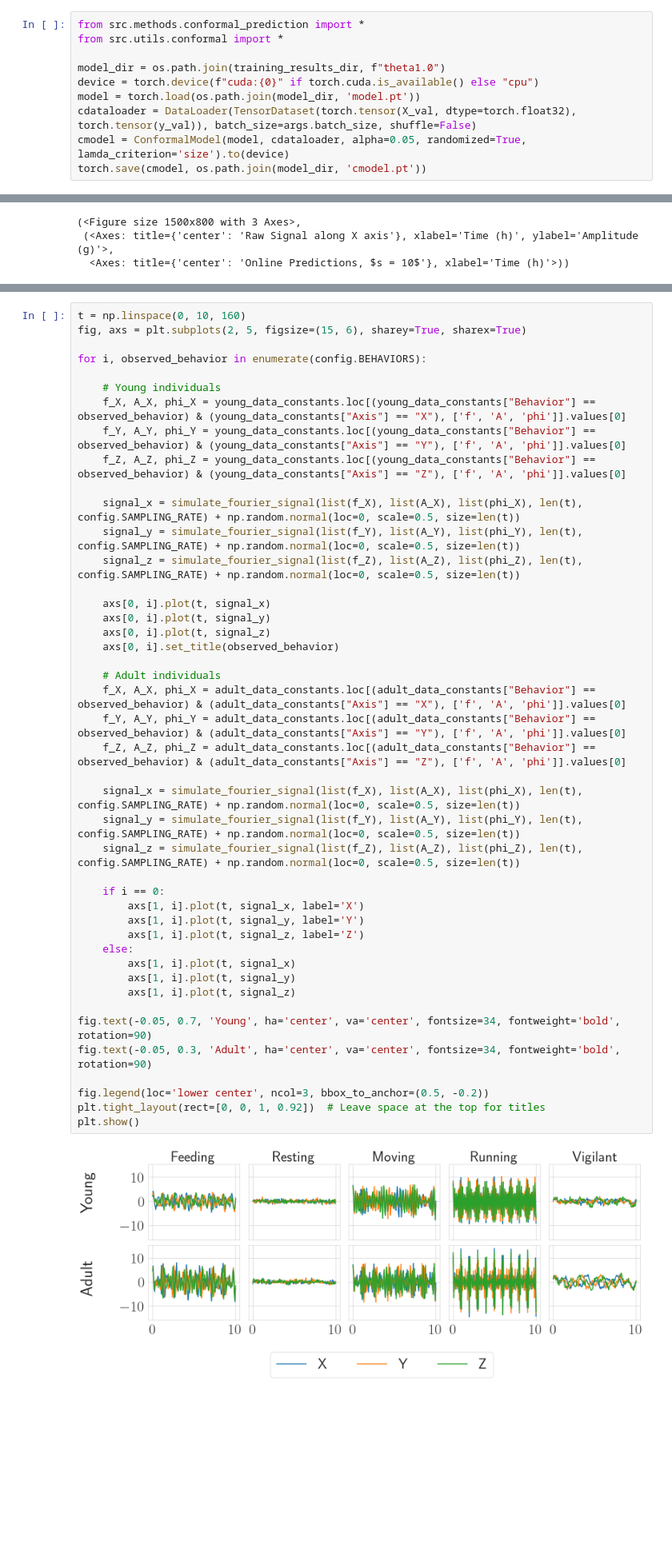
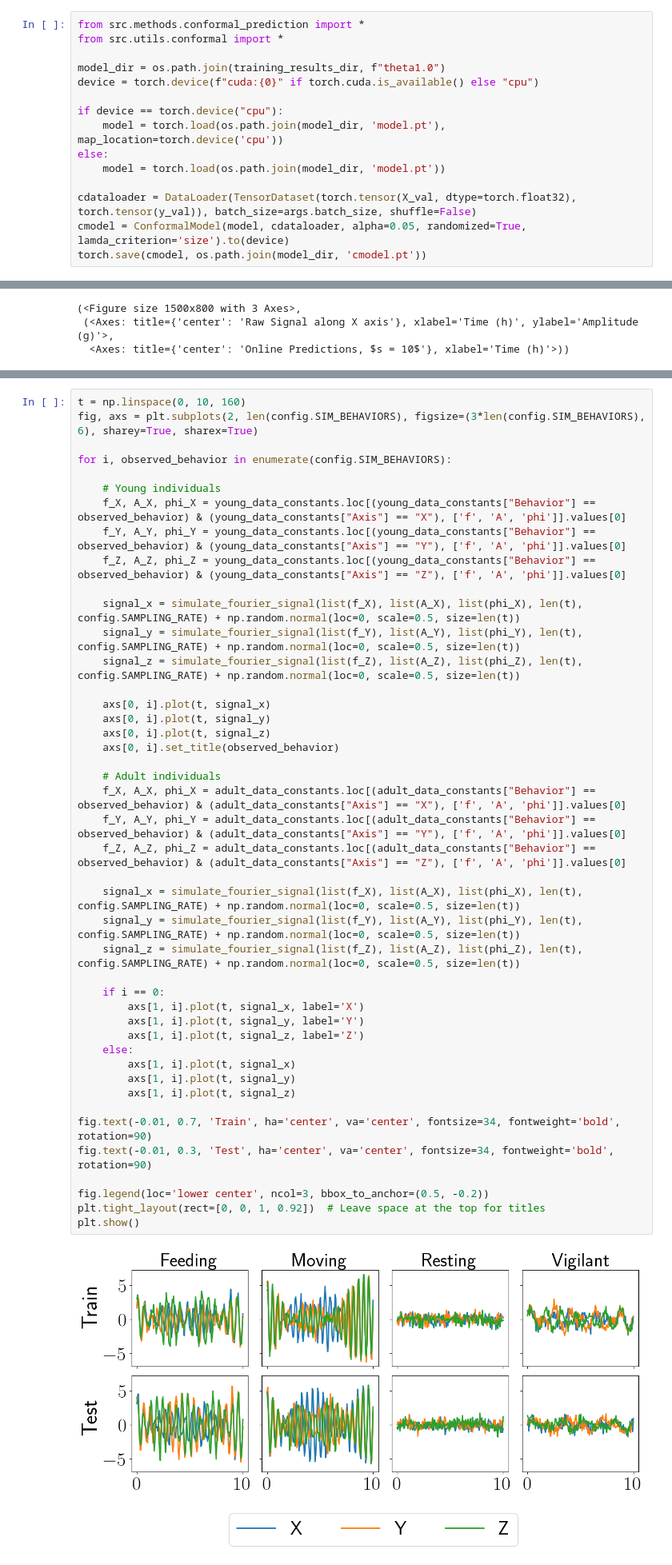
Before and after one commit to medhaaga/AWD-Biologging, a Jupyter notebook: notebooks/results.ipynb, the cells around one changed output, grey strips where cells are left out. Shown at 80% size. Drawn from its saved outputs; the diff is of its cells as text; blank space fills up the shorter version.

```diff
--- a/notebooks/results.ipynb
+++ b/notebooks/results.ipynb
@@ -404,7 +404,12 @@ from src.utils.conformal import *
 
 model_dir = os.path.join(training_results_dir, f"theta1.0")
 device = torch.device(f"cuda:{0}" if torch.cuda.is_available() else "cpu")
-model = torch.load(os.path.join(model_dir, 'model.pt'))
+
+if device == torch.device("cpu"):
+    model = torch.load(os.path.join(model_dir, 'model.pt'), map_location=torch.device('cpu'))
+else:
+    model = torch.load(os.path.join(model_dir, 'model.pt'))
+
 cdataloader = DataLoader(TensorDataset(torch.tensor(X_val, dtype=torch.float32), torch.tensor(y_val)), batch_size=args.batch_size, shuffle=False)
 cmodel = ConformalModel(model, cdataloader, alpha=0.05, randomized=True, lamda_criterion='size').to(device)
 torch.save(cmodel, os.path.join(model_dir, 'cmodel.pt'))
@@ -893,8 +861,8 @@ Vigilant  : 0.2
 # %%
 t = np.linspace(0, 10, 160)
-fig, axs = plt.subplots(2, 5, figsize=(15, 6), sharey=True, sharex=True)
+fig, axs = plt.subplots(2, len(config.SIM_BEHAVIORS), figsize=(3*len(config.SIM_BEHAVIORS), 6), sharey=True, sharex=True)
 
-for i, observed_behavior in enumerate(config.BEHAVIORS):
+for i, observed_behavior in enumerate(config.SIM_BEHAVIORS):
 
     # Young individuals
     f_X, A_X, phi_X = young_data_constants.loc[(young_data_constants["Behavior"] == observed_behavior) & (young_data_constants["Axis"] == "X"), ['f', 'A', 'phi']].values[0]
@@ -906,33 +874,33 @@ for i, observed_behavior in enumerate(config.BEHAVIORS):
     signal_z = simulate_fourier_signal(list(f_Z), list(A_Z), list(phi_Z), len(t), config.SAMPLING_RATE) + np.random.normal(loc=0, scale=0.5, size=len(t))
 
     axs[0, i].plot(t, signal_x)
     axs[0, i].plot(t, signal_y)
     axs[0, i].plot(t, signal_z)
     axs[0, i].set_title(observed_behavior)
 
     # Adult individuals
     f_X, A_X, phi_X = adult_data_constants.loc[(adult_data_constants["Behavior"] == observed_behavior) & (adult_data_constants["Axis"] == "X"), ['f', 'A', 'phi']].values[0]
     f_Y, A_Y, phi_Y = adult_data_constants.loc[(adult_data_constants["Behavior"] == observed_behavior) & (adult_data_constants["Axis"] == "Y"), ['f', 'A', 'phi']].values[0]
     f_Z, A_Z, phi_Z = adult_data_constants.loc[(adult_data_constants["Behavior"] == observed_behavior) & (adult_data_constants["Axis"] == "Z"), ['f', 'A', 'phi']].values[0]
 
     signal_x = simulate_fourier_signal(list(f_X), list(A_X), list(phi_X), len(t), config.SAMPLING_RATE) + np.random.normal(loc=0, scale=0.5, size=len(t))
     signal_y = simulate_fourier_signal(list(f_Y), list(A_Y), list(phi_Y), len(t), config.SAMPLING_RATE) + np.random.normal(loc=0, scale=0.5, size=len(t))
     signal_z = simulate_fourier_signal(list(f_Z), list(A_Z), list(phi_Z), len(t), config.SAMPLING_RATE) + np.random.normal(loc=0, scale=0.5, size=len(t))
 
     if i == 0:
         axs[1, i].plot(t, signal_x, label='X')
         axs[1, i].plot(t, signal_y, label='Y')
         axs[1, i].plot(t, signal_z, label='Z')
     else:
         axs[1, i].plot(t, signal_x)
         axs[1, i].plot(t, signal_y)
         axs[1, i].plot(t, signal_z)
 
-fig.text(-0.05, 0.7, 'Young', ha='center', va='center', fontsize=34, fontweight='bold', rotation=90)
-fig.text(-0.05, 0.3, 'Adult', ha='center', va='center', fontsize=34, fontweight='bold', rotation=90)
+fig.text(-0.01, 0.7, 'Train', ha='center', va='center', fontsize=34, fontweight='bold', rotation=90)
+fig.text(-0.01, 0.3, 'Test', ha='center', va='center', fontsize=34, fontweight='bold', rotation=90)
 
 fig.legend(loc='lower center', ncol=3, bbox_to_anchor=(0.5, -0.2))
 plt.tight_layout(rect=[0, 0, 1, 0.92])  # Leave space at the top for titles
 plt.show()
 # %% [output]
-[figure, old version]
+[figure, new version]
```
Also changed, not shown: parts of 29 cells of this notebook, 1 other file.
